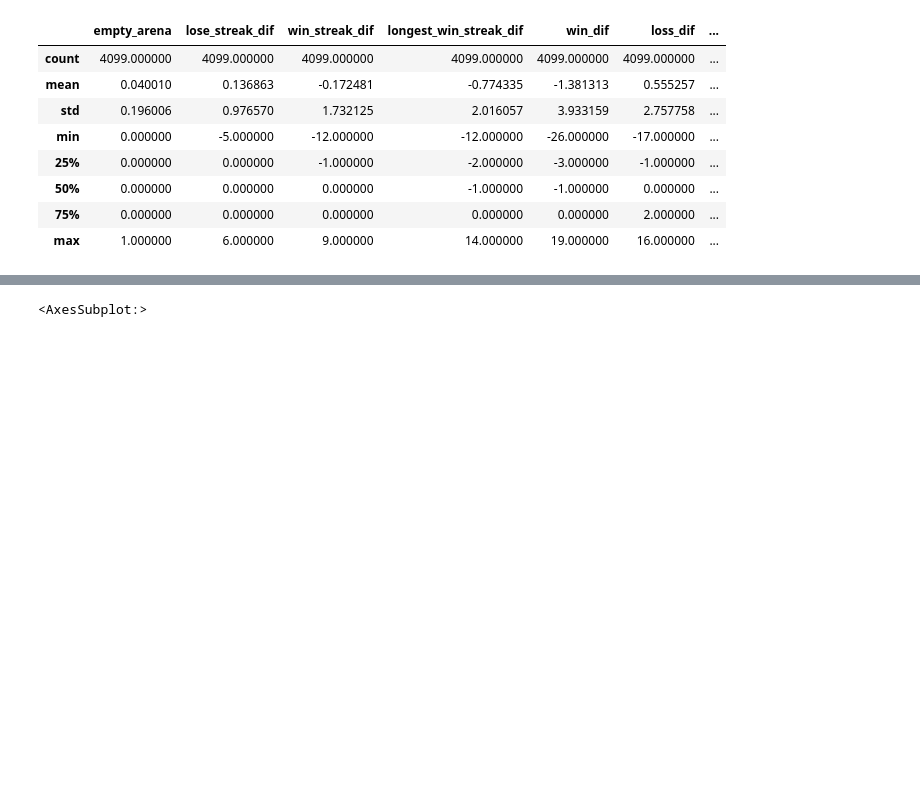
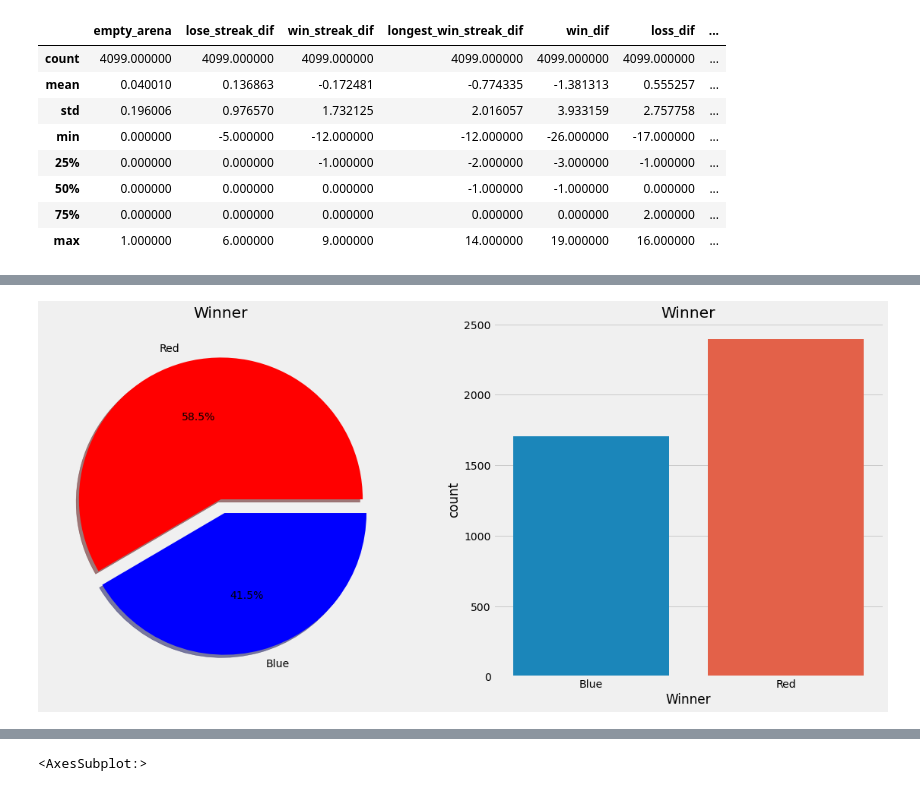
Before and after one commit to jpz129/ufc_bets, a Jupyter notebook: mma-bets/notebooks/1-exploration.ipynb, the cells around one changed output, grey strips where cells are left out. Drawn from its saved outputs; the diff is of its cells as text; code cells hidden in the pictures; blank space fills up the shorter version.

```diff
--- a/mma-bets/notebooks/1-exploration.ipynb
+++ b/mma-bets/notebooks/1-exploration.ipynb
@@ -138,3 +146,16 @@ ufc.describe()
 # %%
 import matplotlib.pyplot as plt
 import seaborn as sns
+plt.style.use('fivethirtyeight')
+import warnings
+warnings.filterwarnings('ignore')
+# %%
+f, ax = plt.subplots(1, 2, figsize=(18,8))
+ufc['Winner'].value_counts().plot.pie(explode=[0,0.1],autopct='%1.1f%%',ax=ax[0],shadow=True, colors=['red', 'blue'])
+ax[0].set_title('Winner')
+ax[0].set_ylabel('')
+sns.countplot('Winner',data=ufc,ax=ax[1])
+ax[1].set_title('Winner')
+plt.show()
+# %% [output]
+[figure, added]
```
Also changed, not shown: parts of 14 cells of this notebook.
